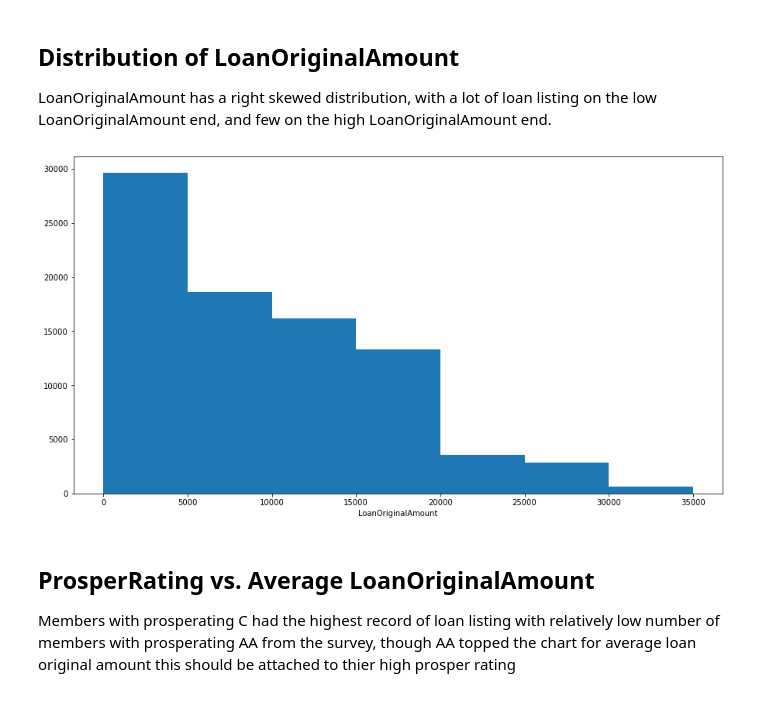
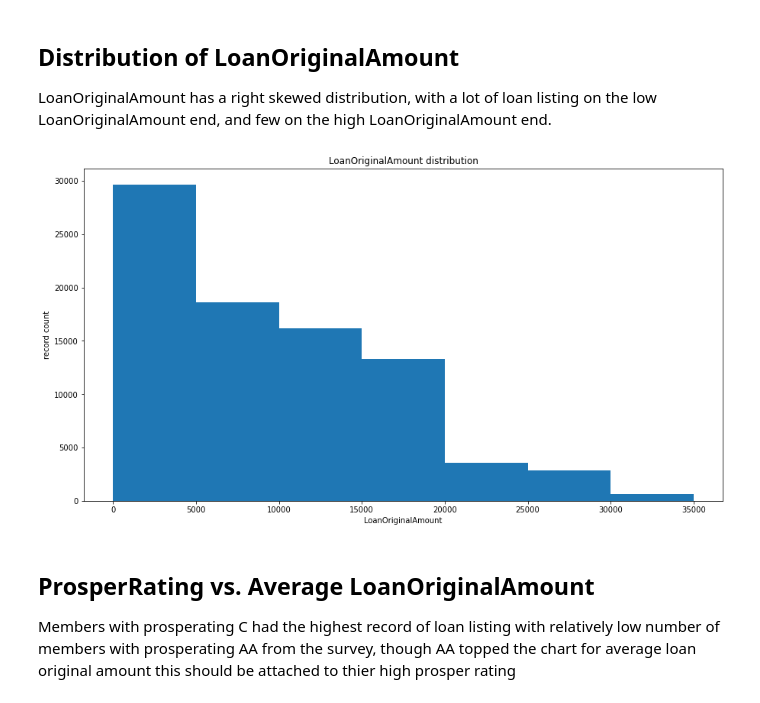
Before and after one commit to OLAMIDE100/Udacity-Data-Visualisation-Project-, a Jupyter notebook: Project_Loan_Part2.ipynb, the cells around one changed output. Saved outputs shown, nothing was run; the diff lists cells and outputs as text; code cells hidden in the pictures.

```diff
--- a/Project_Loan_Part2.ipynb
+++ b/Project_Loan_Part2.ipynb
@@ -30,18 +30,21 @@ LoanOriginalAmount has a right skewed distribution, with a lot of loan listing o
 # %%
 #standard-scaled histogram plot
 
 def hist_plot(column,binsize,data):
 
     bins = np.arange(0, data[column].max()+binsize, binsize)
 
     plt.figure(figsize=[15,8])
     plt.hist(data = data, x = column, bins = bins)
     plt.xlabel(column)
+    plt.ylabel("record count")
+    plt.title(f"{column} distribution")
+
     plt.show()
 
 hist_plot("LoanOriginalAmount",5000,loan_data)
 # %% [output]
-[figure, old version]
+[figure, new version]
 # %% [markdown]
 ## ProsperRating vs. Average LoanOriginalAmount
 
```
Also changed, not shown: parts of 1 cell of this notebook, 3 other files.
